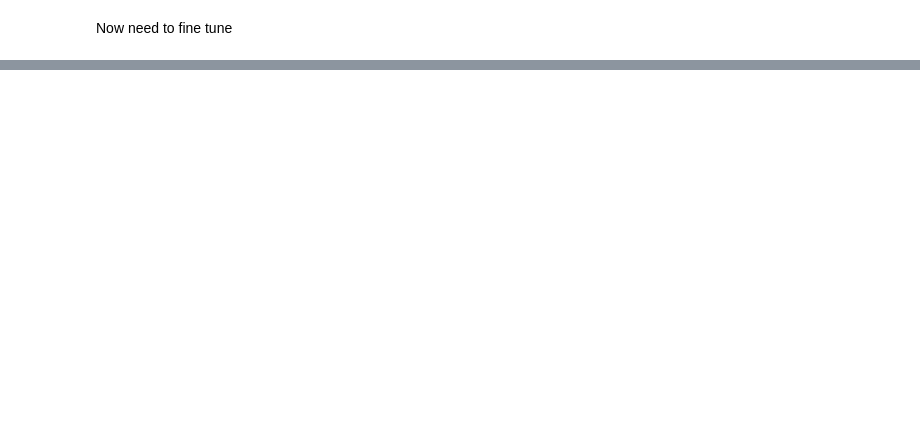
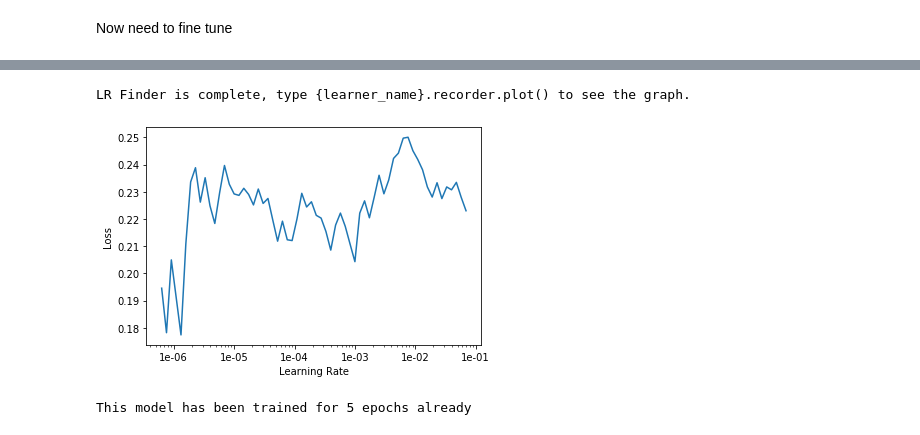
Before and after one commit to magic-lantern/nlp-transfer-learning, a Jupyter notebook: sourcecode/mimic_nlp_classifier_descr.ipynb, the cells around one changed output, grey strips where cells are left out. Saved outputs shown, nothing was run; the diff lists cells and outputs as text; code cells hidden in the pictures; blank space fills up the shorter version.

```diff
--- a/sourcecode/mimic_nlp_classifier_descr.ipynb
+++ b/sourcecode/mimic_nlp_classifier_descr.ipynb
@@ -186,4 +208,0 @@ Total time: 25:38
-# %%
-learn = text_classifier_learner(data_cl, AWD_LSTM, drop_mult=0.5)
-learn.load_encoder(enc_file)
-learn.fit_one_cycle(3, 1e-1, moms=(0.8,0.7))
@@ -194,4 +208,0 @@ learn.fit_one_cycle(3, 1e-1, moms=(0.8,0.7))
-# %%
-learn = text_classifier_learner(data_cl, AWD_LSTM, drop_mult=0.5)
-learn.load_encoder(enc_file)
-learn.fit_one_cycle(3, 5e-2, moms=(0.8,0.7))
@@ -197,0 +217,11 @@ learn.fit_one_cycle(3, 5e-2, moms=(0.8,0.7))
+# %%
+if os.path.isfile(str(freeze_two) + '.pth'):
+    learn.load(freeze_two)
+    print('loaded freeze_two learner')
+else:
+    print('Training new freeze_two learner')
+    learn.freeze_to(-2)
+    learn.fit_one_cycle(1, slice(5e-2/(2.6**4),5e-2), moms=(0.8,0.7))
+    print('Saving new freeze_two learner')
+    learn.save(freeze_two)
+    print('Finished generating new freeze_two learner')
@@ -197,0 +242,11 @@ learn.fit_one_cycle(3, 5e-2, moms=(0.8,0.7))
+# %%
+if os.path.isfile(str(freeze_three) + '.pth'):
+    learn.load(freeze_three)
+    print('loaded freeze_three learner')
+else:
+    print('Training new freeze_three learner')
+    learn.freeze_to(-3)
+    learn.fit_one_cycle(1, slice(1e-2/(2.6**4),1e-2), moms=(0.8,0.7))
+    print('Saving new freeze_three learner')
+    learn.save(freeze_three)
+    print('Finished generating new freeze_three learner')
@@ -198,4 +259,6 @@ learn.fit_one_cycle(3, 5e-2, moms=(0.8,0.7))
 # %%
 learn.unfreeze()
 # %%
+learn.lr_find()
 learn.recorder.plot()
+# %% [output]
@@ -202,2 +266,13 @@ learn.recorder.plot()
+LR Finder is complete, type {learner_name}.recorder.plot() to see the graph.
+[figure, added]
 # %%
 release_mem()
+# %%
+if os.path.isfile(cycles_file):
+    with open(cycles_file, 'rb') as f:
+        prev_cycles = pickle.load(f)
+    print('This model has been trained for', prev_cycles, 'epochs already')
+else:
+    prev_cycles = 0
+# %% [output]
+This model has been trained for 5 epochs already
```
Also changed, not shown: parts of 21 cells of this notebook, 3 other files.
